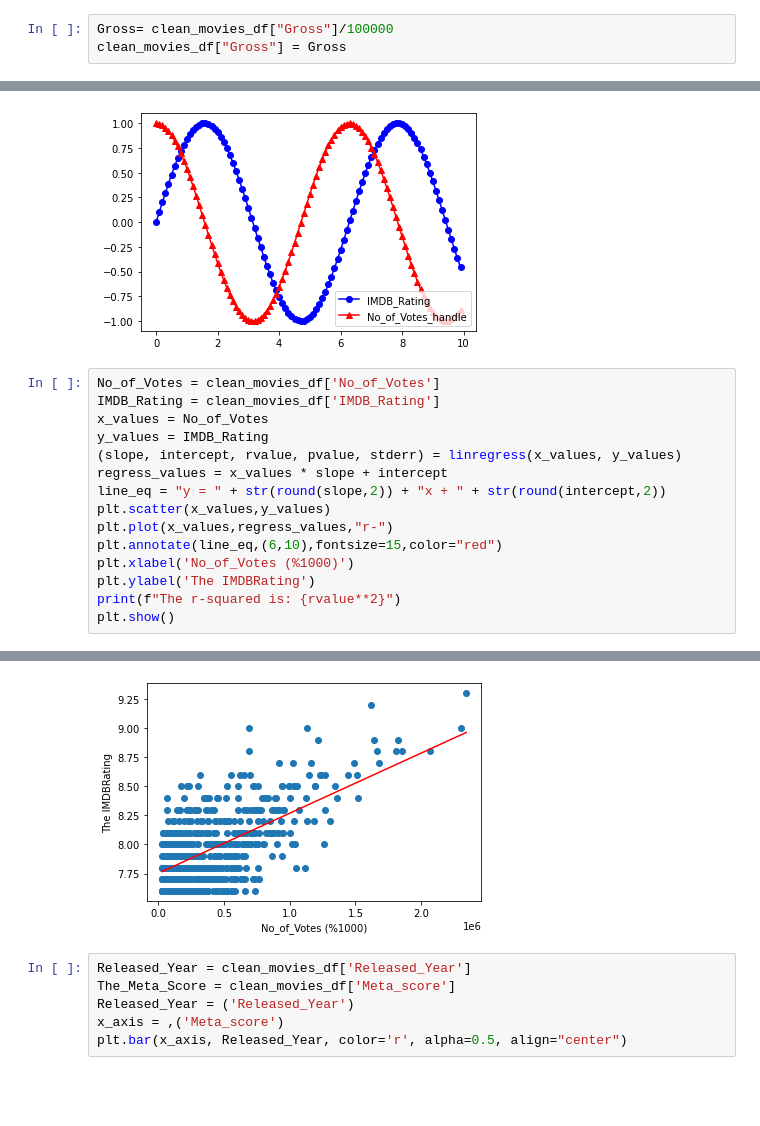
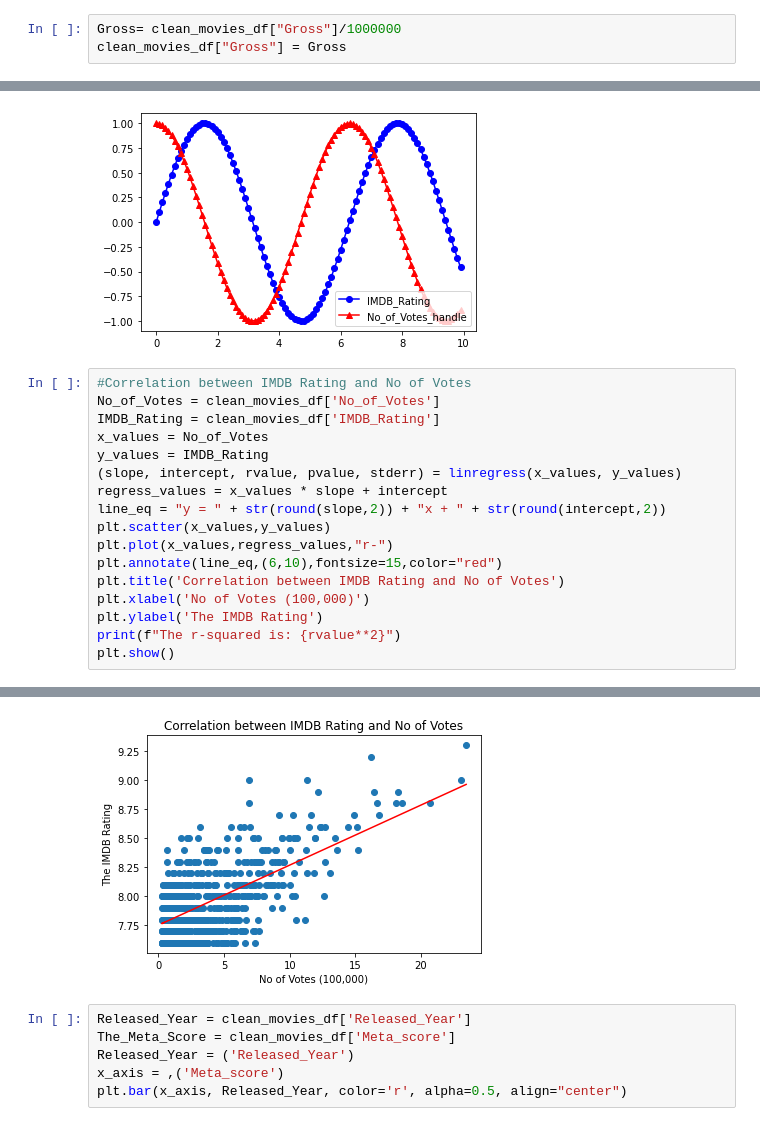
Before and after one commit to saaallyahmed/Mango5, a Jupyter notebook: SA-Top 1000 Movie Analysis.ipynb, the cells around one changed output, grey strips where cells are left out. Cells and saved outputs as stored; diff of their text form; blank space fills up the shorter version.

```diff
--- a/SA-Top 1000 Movie Analysis.ipynb
+++ b/SA-Top 1000 Movie Analysis.ipynb
@@ -29,7 +29,7 @@ clean_movies_df.head()
 | 3 | https://m.media-amazon.com/images... | The Godfather: Part II | 1974 | A | 202 min | Crime, Drama | 9.0 | The early life and career of Vito... | ... |
 | 4 | https://m.media-amazon.com/images... | 12 Angry Men | 1957 | U | 96 min | Crime, Drama | 9.0 | A jury holdout attempts to preven... | ... |
 # %%
-Gross= clean_movies_df["Gross"]/100000
+Gross= clean_movies_df["Gross"]/1000000
 clean_movies_df["Gross"] = Gross
 # %%
 No_of_Votes= clean_movies_df["No_of_Votes"]/100000
@@ -133,6 +116,7 @@ plt.legend(loc="lower right")
 <matplotlib.legend.Legend at 0x...>
 [figure]
 # %%
+#Correlation between IMDB Rating and No of Votes
 No_of_Votes = clean_movies_df['No_of_Votes']
 IMDB_Rating = clean_movies_df['IMDB_Rating']
 x_values = No_of_Votes
@@ -143,8 +127,9 @@ line_eq = "y = " + str(round(slope,2)) + "x + " + str(round(intercept,2))
 plt.scatter(x_values,y_values)
 plt.plot(x_values,regress_values,"r-")
 plt.annotate(line_eq,(6,10),fontsize=15,color="red")
-plt.xlabel('No_of_Votes (%1000)')
-plt.ylabel('The IMDBRating')
+plt.title('Correlation between IMDB Rating and No of Votes')
+plt.xlabel('No of Votes (100,000)')
+plt.ylabel('The IMDB Rating')
 print(f"The r-squared is: {rvalue**2}")
 plt.show()
 # %% [output]
@@ -152,4 +137,4 @@ The r-squared is: 0.38830625781870315
-[figure, old version]
+[figure, new version]
 # %%
 Released_Year = clean_movies_df['Released_Year']
 The_Meta_Score = clean_movies_df['Meta_score']
```
Also changed, not shown: parts of 8 cells of this notebook.
